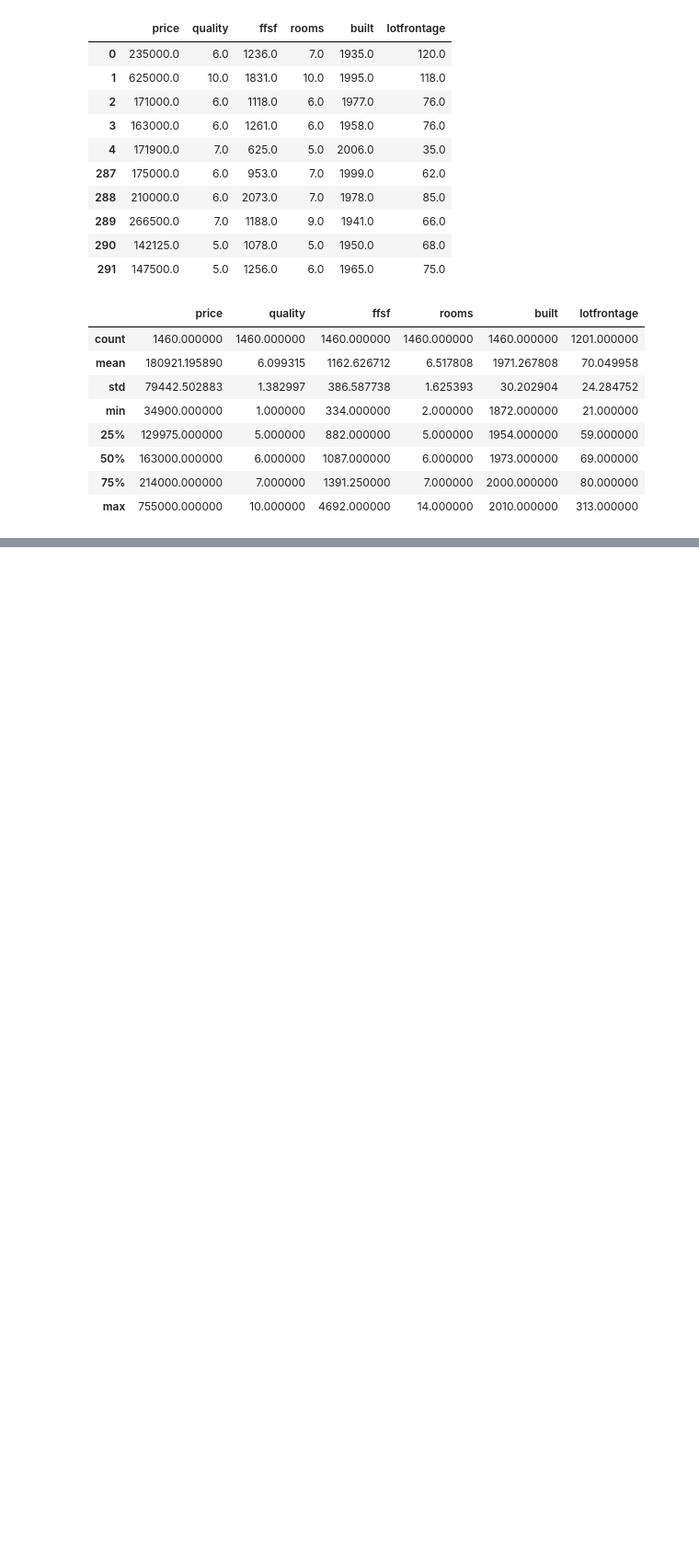
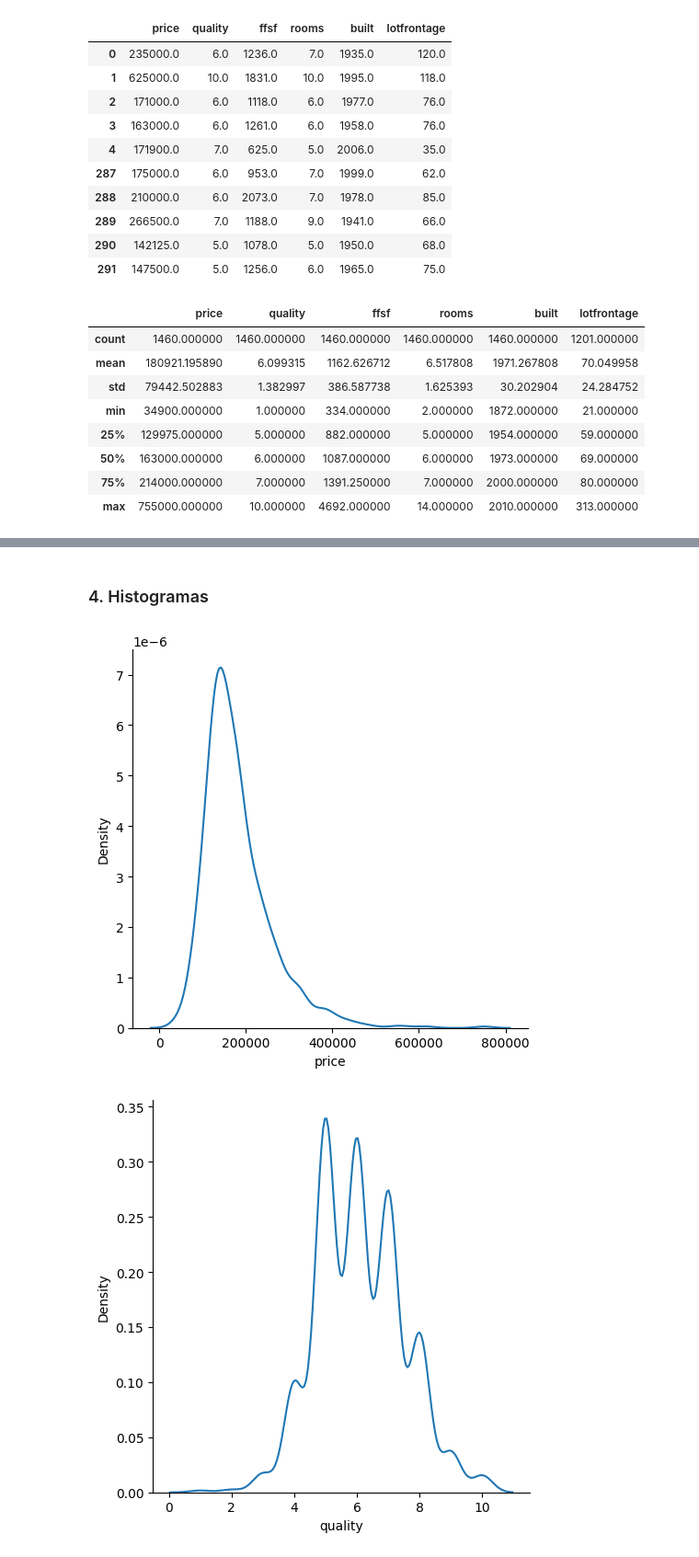
Before and after one commit to baquiax/econometrics-2, a Jupyter notebook: project1/solution.ipynb, the cells around one changed output, grey strips where cells are left out. Shown at 92% size. Drawn from its saved outputs; the diff is of its cells as text; code cells hidden in the pictures; blank space fills up the shorter version.

Commit message:
feat(histogram): Density per vars

```diff
--- a/project1/solution.ipynb
+++ b/project1/solution.ipynb
@@ -76,11 +76,13 @@ dataset.describe()
 | 75% | 214000.000000 | 7.000000 | 1391.250000 | 7.000000 | 2000.000000 | 80.000000 |
 | max | 755000.000000 | 10.000000 | 4692.000000 | 14.000000 | 2010.000000 | 313.000000 |
 # %%
-result = []
+data = []
 for colname in dataset.columns:
     column = dataset[colname]
     range = column.max() - column.min()
-    result.append([colname, column.mean(), column.max(), column.min(), range, column.std()])
+    data.append([colname, column.mean(), column.max(), column.min(), range, column.std()])
 
-print(pd.DataFrame(result, columns=['variable', 'mean', 'max', 'min', 'range', 'std']))
+result = pd.DataFrame(data, columns=['variable', 'mean', 'max', 'min', 'range', 'std'])
+
+result.head(6)
 # %% [output]
@@ -93,0 +96,11 @@ print(pd.DataFrame(result, columns=['variable', 'mean', 'max', 'min', 'range', '
+# %% [markdown]
+### 4. Histogramas
+# %%
+### 4. Histogramas
+import seaborn as sns
+
+for colname in dataset.columns:
+    sns.displot(dataset[colname],kind="kde")
+# %% [output]
+[figure, added]
+[figure, added]
```
Also changed, not shown: parts of 2 cells of this notebook.
